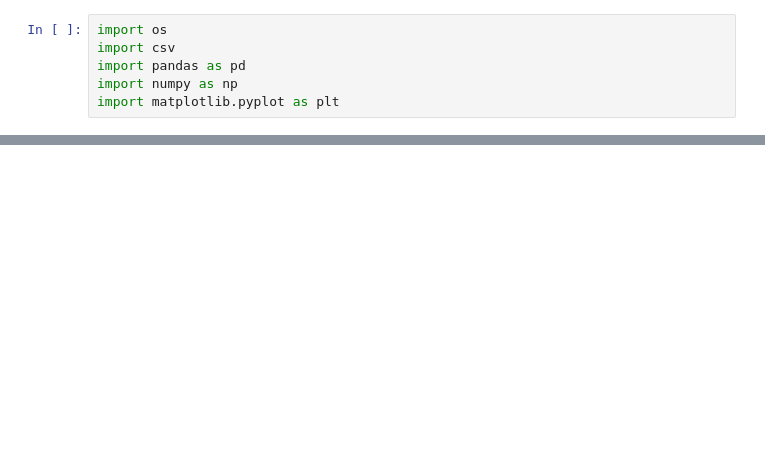
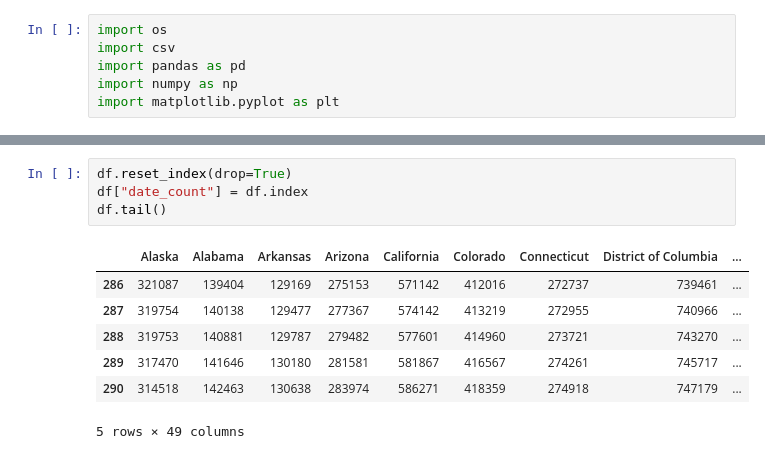
Before and after one commit to reimx007/Project_3_ML, a Jupyter notebook: notebooks/carls_playground/Linear_Regression_Modeling.ipynb, the cells around one changed output, grey strips where cells are left out. Drawn from its saved outputs; the diff is of its cells as text; blank space fills up the shorter version.

```diff
--- a/notebooks/carls_playground/Linear_Regression_Modeling.ipynb
+++ b/notebooks/carls_playground/Linear_Regression_Modeling.ipynb
@@ -32,0 +45,12 @@ print(states)
+# %%
+df.reset_index(drop=True)
+df["date_count"] = df.index
+df.tail()
+# %% [output]
+|  | Alaska | Alabama | Arkansas | Arizona | California | Colorado | Connecticut | District of Columbia | ... |
+| 286 | 321087 | 139404 | 129169 | 275153 | 571142 | 412016 | 272737 | 739461 | ... |
+| 287 | 319754 | 140138 | 129477 | 277367 | 574142 | 413219 | 272955 | 740966 | ... |
+| 288 | 319753 | 140881 | 129787 | 279482 | 577601 | 414960 | 273721 | 743270 | ... |
+| 289 | 317470 | 141646 | 130180 | 281581 | 581867 | 416567 | 274261 | 745717 | ... |
+| 290 | 314518 | 142463 | 130638 | 283974 | 586271 | 418359 | 274918 | 747179 | ... |
+5 rows × 49 columns
```
Also changed, not shown: parts of 12 cells of this notebook, 3 other files.
